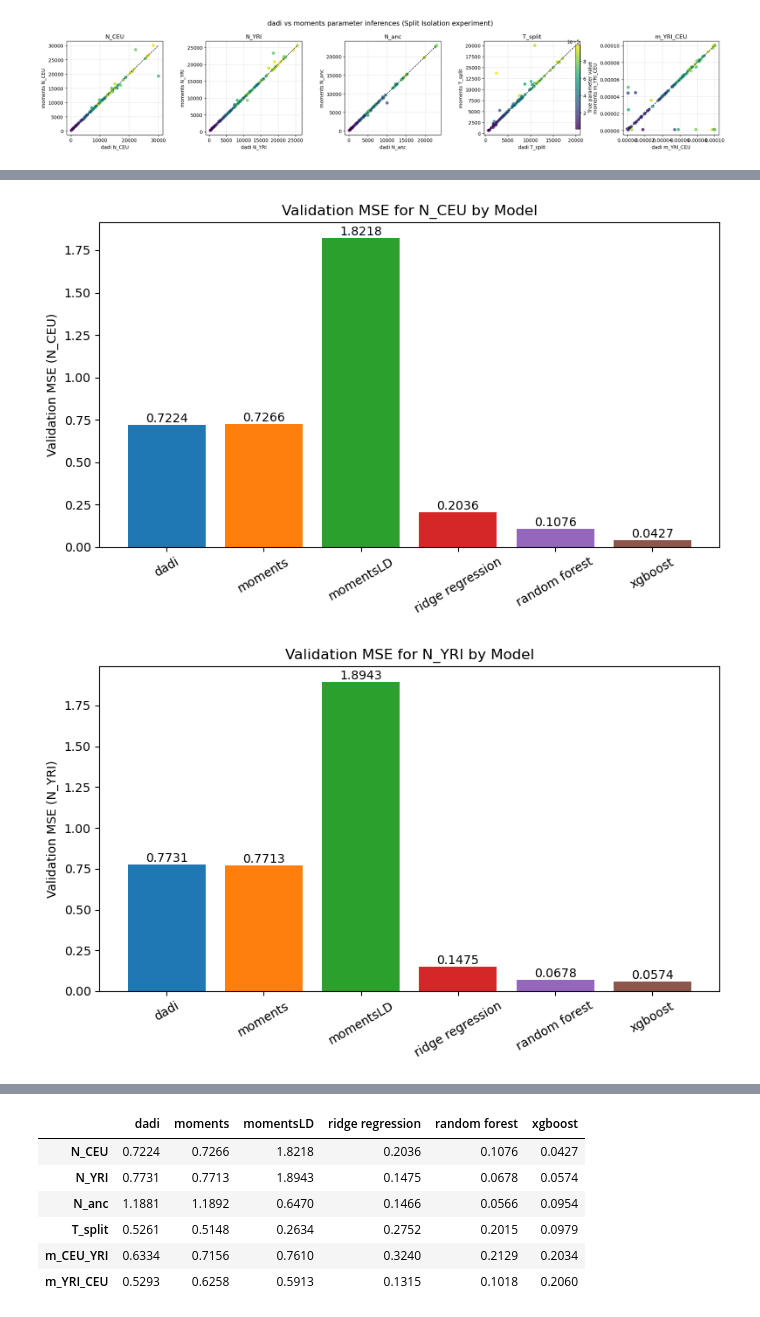
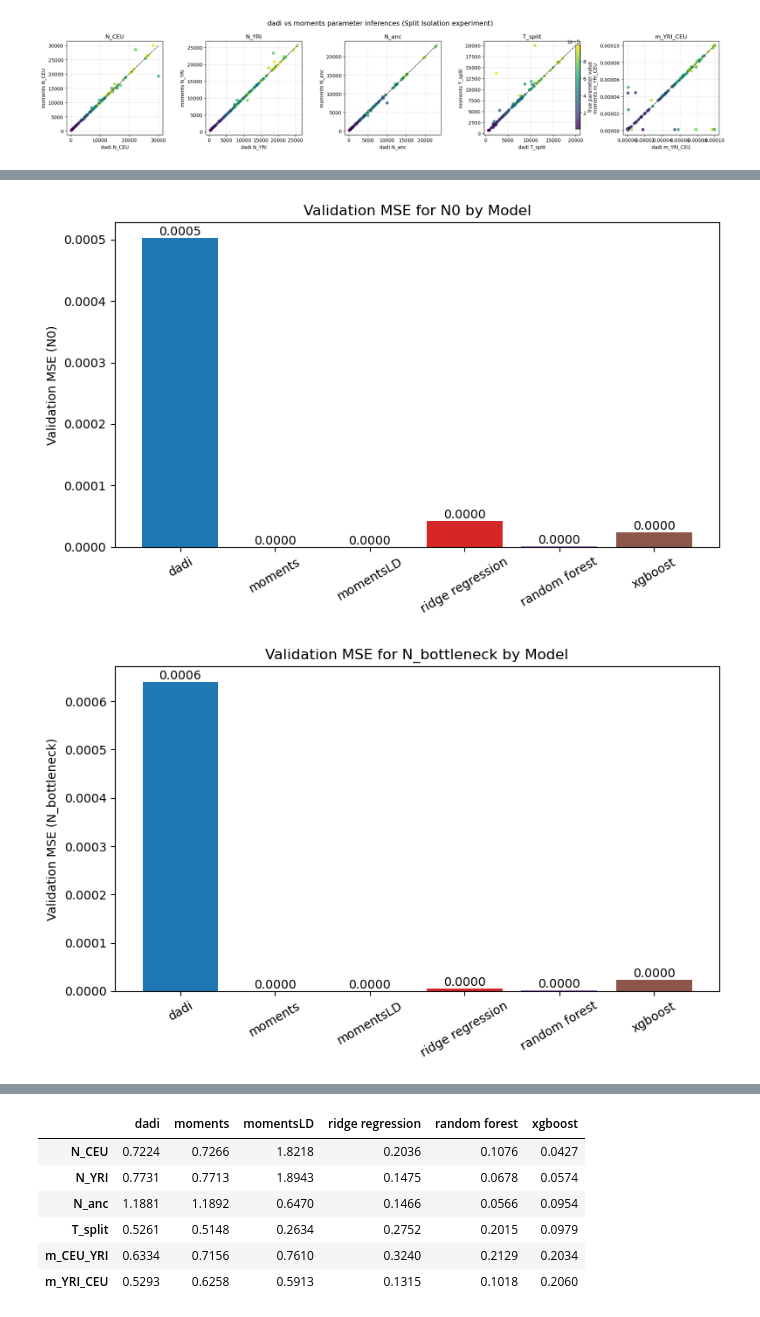
Before and after one commit to ak1376/Infer_Demography, a Jupyter notebook: notebooks/visualization.ipynb, the cells around one changed output, grey strips where cells are left out. Drawn from its saved outputs; the diff is of its cells as text; code cells hidden in the pictures.

Commit message:
Checkpoint after bottleneck BGS experiment

```diff
--- a/notebooks/visualization.ipynb
+++ b/notebooks/visualization.ipynb
@@ -687,11 +686,11 @@ import json
 import matplotlib.pyplot as plt
 import numpy as np
 
-experiment_name = 'split_migration'
-metrics_path = f'/home/akapoor/kernlab/Infer_Demography/experiments/{experiment_name}/modeling/datasets/metrics_all.json'
-ridge_path = f'/home/akapoor/kernlab/Infer_Demography/experiments/{experiment_name}/modeling/linear_ridge/linear_model_error_ridge.json'
-rf_path = f'/home/akapoor/kernlab/Infer_Demography/experiments/{experiment_name}/modeling/random_forest/random_forest_model_error.json'
-xgb_path = f'/home/akapoor/kernlab/Infer_Demography/experiments/{experiment_name}/modeling/xgboost/xgb_model_error.json'
+experiment_name = 'bottleneck'
+metrics_path = f'/home/akapoor/kernlab/Infer_Demography/experiments/{experiment_name}/modeling_w_FIM_w_SFSresids/datasets/metrics_all.json'
+ridge_path = f'/home/akapoor/kernlab/Infer_Demography/experiments/{experiment_name}/modeling_w_FIM_w_SFSresids/linear_ridge/linear_model_error_ridge.json'
+rf_path = f'/home/akapoor/kernlab/Infer_Demography/experiments/{experiment_name}/modeling_w_FIM_w_SFSresids/random_forest/random_forest_model_error.json'
+xgb_path = f'/home/akapoor/kernlab/Infer_Demography/experiments/{experiment_name}/modeling_w_FIM_w_SFSresids/xgboost/xgb_model_error.json'
 
 with open(metrics_path) as f:
     metrics = json.load(f)
@@ -729,32 +728,32 @@ for param in param_keys:
     plt.title(f'Validation MSE for {param} by Model')
     plt.xticks(rotation=30)
 
     # Annotate values
     for i, v in enumerate(ordered_mse):
         plt.text(i, v if v is not None else 0.01, f'{v:.4f}' if v is not None else 'Missing', ha='center', va='bottom', color='black', fontsize=10)
 
     plt.tight_layout()
     plt.show()
 
 # Rolled-up bar chart: average MSE per method across all parameters
 avg_mse = []
 for model, m_dict in zip(models, model_dicts):
     vals = list(m_dict.get('validation_mse', {}).values())
     vals = [v for v in vals if v is not None]
     avg = np.mean(vals) if vals else np.nan
     avg_mse.append(avg)
 
 plt.figure(figsize=(8,5))
 bars = plt.bar(display_names, avg_mse, color=['#1f77b4', '#ff7f0e', '#2ca02c', '#d62728', '#9467bd', '#8c564b'])
 plt.ylabel('Average Validation MSE (across parameters)')
 plt.title('Average Validation MSE by Model')
 plt.xticks(rotation=30)
 
 for i, v in enumerate(avg_mse):
     plt.text(i, v if not np.isnan(v) else 0.01, f'{v:.4f}' if not np.isnan(v) else 'Missing', ha='center', va='bottom', color='black', fontsize=10)
 
 plt.tight_layout()
 plt.show()
 # %% [output]
-[figure, old version]
+[figure, new version]
-[figure, old version]
+[figure, new version]
```
Also changed, not shown: parts of 3 cells of this notebook, 11 other files.
